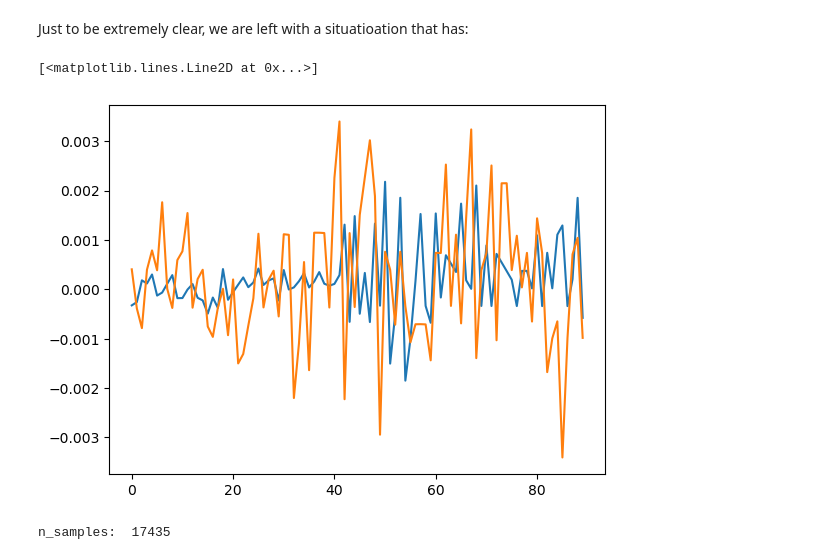
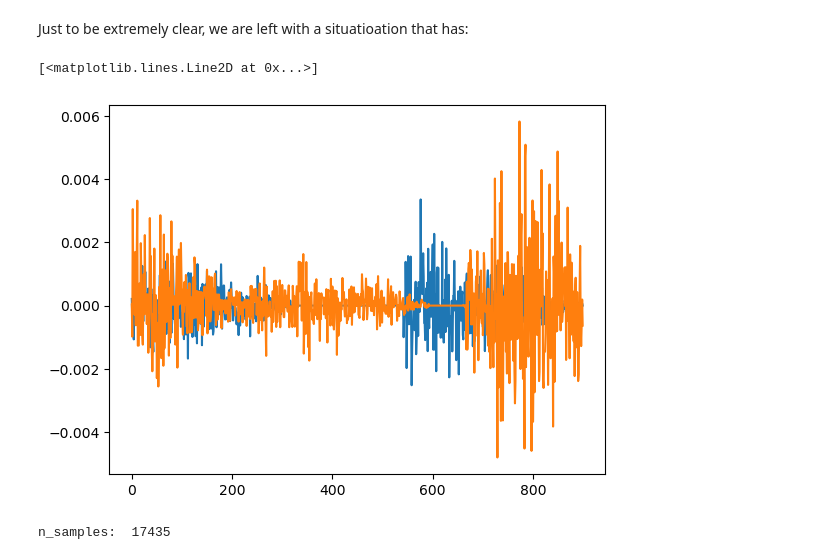
Before and after one commit to matteocitterio/Generative-models-for-financial-networks, a Jupyter notebook: Definitive/NodeRegression/main.ipynb, the cells around one changed output. Drawn from its saved outputs; the diff is of its cells as text; code cells hidden in the pictures.

```diff
--- a/Definitive/NodeRegression/main.ipynb
+++ b/Definitive/NodeRegression/main.ipynb
@@ -112,8 +112,8 @@ data_file_name = path_name + f'subgraphs_Duffie_{args.num_nodes}nodes_3gamma.pt'
 # %%
 try:
     print(f'Retrieving data...')
-    dataset = torch.load(path_name + f'subgraphs_Duffie_{args.num_nodes}nodes_3gamma.pt',  map_location=torch.device(device))
-    bench = torch.load(f'../data/y_benchmark_{args.num_nodes}nodes.pt')
+    dataset = torch.load(path_name + f'subgraphs_Duffie_{args.num_nodes}nodes_3gamma_TEST.pt',  map_location=torch.device(device))
+    bench = torch.load(f'../data/y_benchmark_{args.num_nodes}nodes_beta.pt')
     print(f'Done')
 
 except:
@@ -208,11 +208,11 @@ y_bench shape torch.Size([17435, 5, 5])
 # %% [markdown]
 Just to be extremely clear, we are left with a situatioation that has:
 # %%
-plt.plot(y_margin_test[10:100,0,0])
-plt.plot(y_bench_test[10:100,0,0])
+plt.plot(y_margin_test[100:1000,0,0])
+plt.plot(y_bench_test[100:1000,0,0])
 # %% [output]
 [<matplotlib.lines.Line2D at 0x...>]
-[figure, old version]
+[figure, new version]
 # %%
 n_samples = len(train_dataset) - args.lookback - args.steps_ahead + 1
 print('n_samples: ',n_samples)
```
Also changed, not shown: parts of 3 cells of this notebook, 10 other files.
